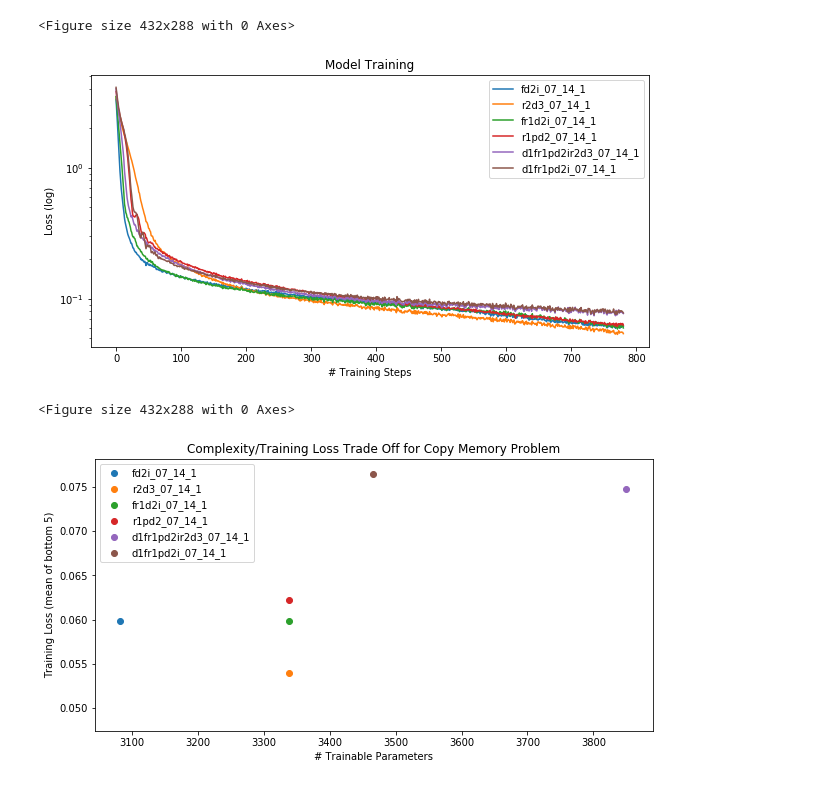
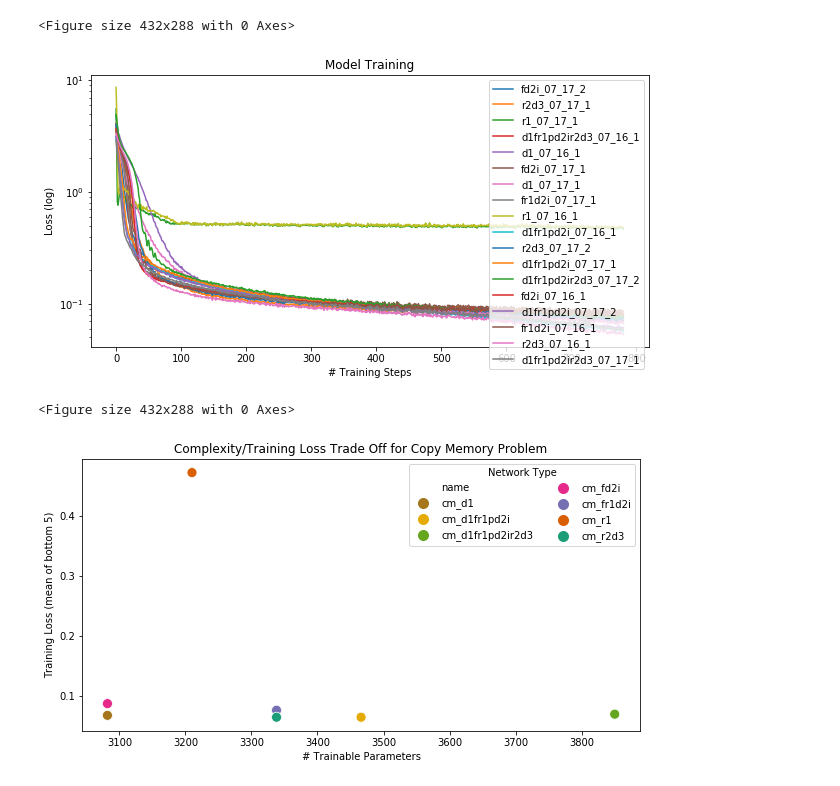
Before and after one commit to heidimhurst/oxdiss, a Jupyter notebook: processing/Processing (plots).ipynb, the cells around one changed output. Drawn from its saved outputs; the diff is of its cells as text; code cells hidden in the pictures.

Commit message:
wrote code to process results and average across trials

```diff
--- a/processing/Processing (plots).ipynb
+++ b/processing/Processing (plots).ipynb
@@ -16,7 +18,7 @@ date = "07_14"
 problems = {"cm":"Copy Memory Problem", "ap": "Adding Problem", "mnist":"MNIST Image Problem"}
 # %%
 # create regex to filter for just the folders we want
-regex = re.compile(r'..\/logs\/{}\/.*\/07_14.*\/.*logs'.format(problem))
+regex = re.compile(r'..\/logs\/{}\/.*\/07_1[6-7].*\/.*logs'.format(problem))
 # %%
 # filter just folders we want
 n = []
@@ -34,7 +36,7 @@ def parse_name(name):
     return name.replace("/","_")
 # %%
 # parse folder into data frame
-def parse_folder(name):
+def parse_folder(name, full_loss=False):
     # creates data frame (dictionary?) with a variety of attributes
     loss = np.genfromtxt(os.path.join(name,"losses.txt"),
                   delimiter="\n",names=["loss"], autostrip=True)
@@ -44,10 +46,12 @@ def parse_folder(name):
     with open(os.path.join(name,"info.txt")) as file:
         data = json.load(file)
 
-    data["loss"] = loss
+    if full_loss:
+        data["loss"] = loss
 
     # get average of five lowest values
     data["mean_loss"] = np.mean(np.sort(loss)[:5])
+    data["num_steps"] = len(loss)
 
     return data, parse_name(name)
 # %%
@@ -56,3 +60,9 @@ results = {}
 for name in n:
     data, trial_name = parse_folder(name)
     results[trial_name] = data
+# %%
+# process into a data frame
+r = pd.DataFrame.from_dict(results).transpose()
+# coerce numeric columnsinto the correct data format
+for column in ["mean_loss", "trainable_params","training_time"]:
+    r[column] = r[column].astype(float)
@@ -70,20 +92,27 @@ plt.title("Model Training")
 plt.show()
 # %% [output]
 <Figure size 432x288 with 0 Axes>
-[figure, old version]
+[figure, new version]
 # %%
+mean_results = r.groupby("name").mean()
+
+pt_size = 100
+
 plt.clf()
 fig = plt.figure(figsize=(10,5))
 
-for key, val in results.items():
-    plt.scatter(val["trainable_params"],val["mean_loss"], label=key)
-
+# for key, val in results.items():
+mean_results["name"]=list(mean_results.index)
+# plt.scatter(mean_results["trainable_params"],mean_results["mean_loss"])
+# mean_results.plot.scatter(x="trainable_params", y="mean_loss")
+sns.scatterplot(x="trainable_params", y="mean_loss", hue="name", data=mean_results,
+               palette="Dark2_r", size="name", sizes=(pt_size,pt_size))
 
 plt.title("Complexity/Training Loss Trade Off for {}".format(problems[problem]))
 plt.ylabel("Training Loss (mean of bottom 5)")
 plt.xlabel("# Trainable Parameters")
-plt.legend()
+plt.legend(ncol=2, title="Network Type")
 plt.show()
 # %% [output]
 <Figure size 432x288 with 0 Axes>
-[figure, old version]
+[figure, new version]
```
Also changed, not shown: parts of 6 cells of this notebook.
